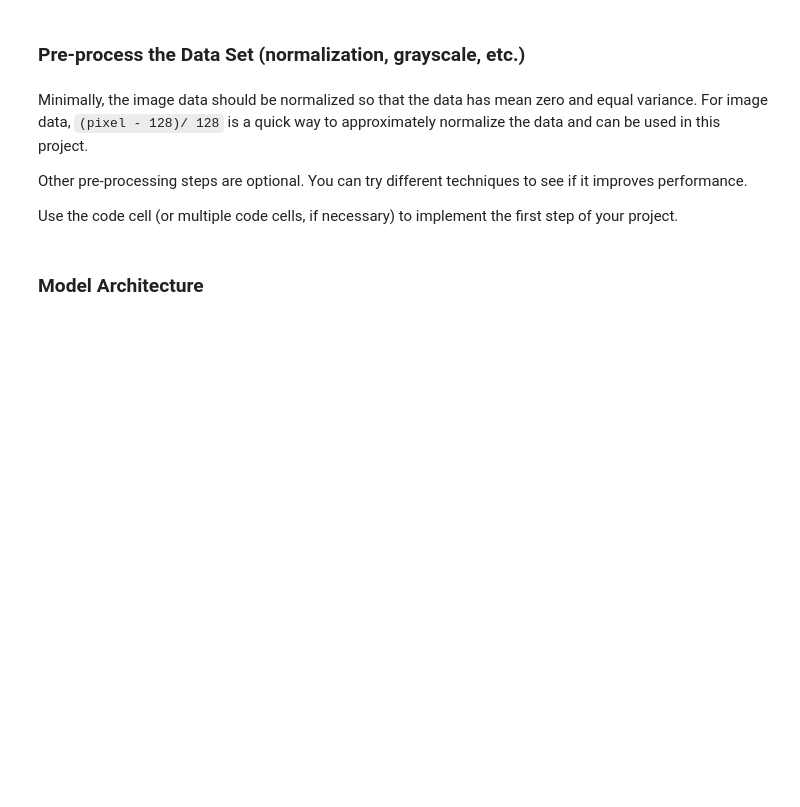
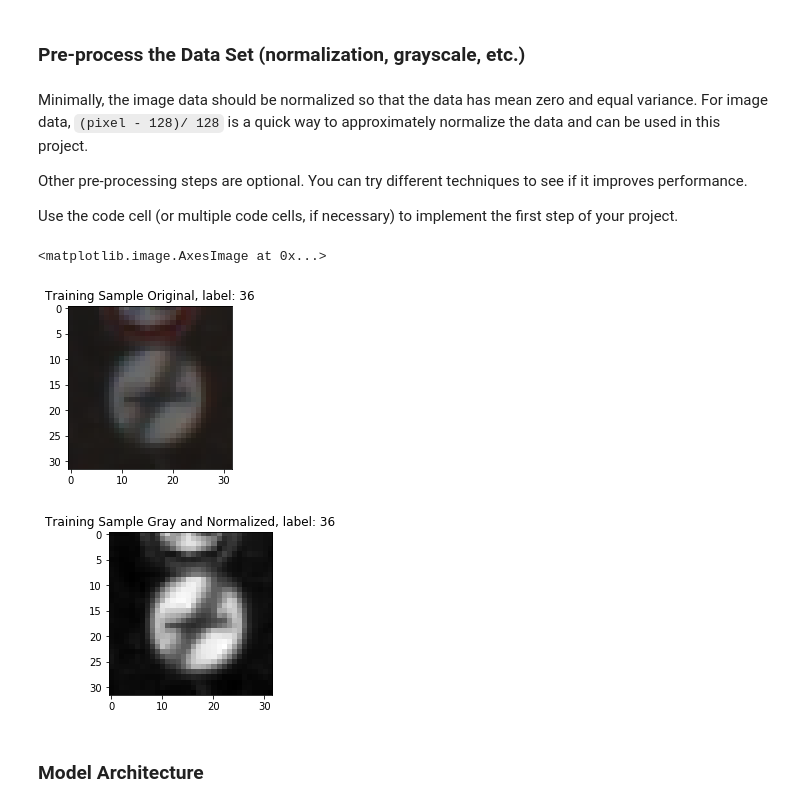
Before and after one commit to babbling/CarND-Traffic-Sign-Classifier-Project, a Jupyter notebook: Traffic_Sign_Classifier.ipynb, the cells around one changed output. Drawn from its saved outputs; the diff is of its cells as text; code cells hidden in the pictures; blank space fills up the shorter version.

Commit message:
Simplify the grayscale and normalization step

```diff
--- a/Traffic_Sign_Classifier.ipynb
+++ b/Traffic_Sign_Classifier.ipynb
@@ -480,24 +483,43 @@ Minimally, the image data should be normalized so that the data has mean zero an
 Other pre-processing steps are optional. You can try different techniques to see if it improves performance.
 
 Use the code cell (or multiple code cells, if necessary) to implement the first step of your project.
-# %%
-### Preprocess the data here. It is required to normalize the data. Other preprocessing steps could include
-### converting to grayscale, etc.
-### Feel free to use as many code cells as needed.
-
-# Normalize data
-X_train_normalized = (X_train-128)/128
-
-index=random.randint(0, len(X_valid))
-
-valid_image = X_train_normalized[0].squeeze()
-valid_image = X_train[0].squeeze()
-valid_image = (valid_image-128)/128
-
-plt.figure(figsize=(3,3))
-plt.title('Validation Sample')
-plt.imshow(valid_image)
-print(y_valid[index])
+# %%
+### Preprocess the data here. It is required to normalize the data. Other preprocessing steps could include
+### converting to grayscale, etc.
+### Feel free to use as many code cells as needed.
+
+# Call Augmentation function which returns 3 channel augmentation of original X_train
+# X_train = augment(X_train)
+
+# Question:  Do we need to augment the test and validation sets as well?
+
+# Gray scale the images
+X_train_preprocessed = np.dot(X_train[...,:3],[0.299,0.587,0.114])
+
+# Normalize the images using min-max normalization technique limiting the values to between -0.5 and +0.5.
+# 255.0 is used because we know all image pixels of all images range from 0 to 255
+# By reducing the pixel values to this smaller range we are able to train on the images faster than compared
+# with the original image
+X_train_preprocessed = (X_train_preprocessed/255.0) - 0.5
+#X_train_normalized = (X_train-128.0)/128.0
+
+#index=random.randint(0, len(X_train))
+
+# original image
+train_image = X_train[0].squeeze()
+plt.figure(figsize=(3,3))
+plt.title('Training Sample Original, label: ' + str(y_train[index]))
+plt.imshow(train_image)
+
+# gray scaled and normalized image
+train_image = X_train_preprocessed[0].squeeze()
+plt.figure(figsize=(3,3))
+plt.title('Training Sample Gray and Normalized, label: ' + str(y_train[index]))
+plt.imshow(train_image, cmap='gray')
+# %% [output]
+<matplotlib.image.AxesImage at 0x...>
+[figure, added]
+[figure, added]
 # %% [markdown]
 ### Model Architecture
 # %%
```
Also changed, not shown: parts of 2 cells of this notebook.
